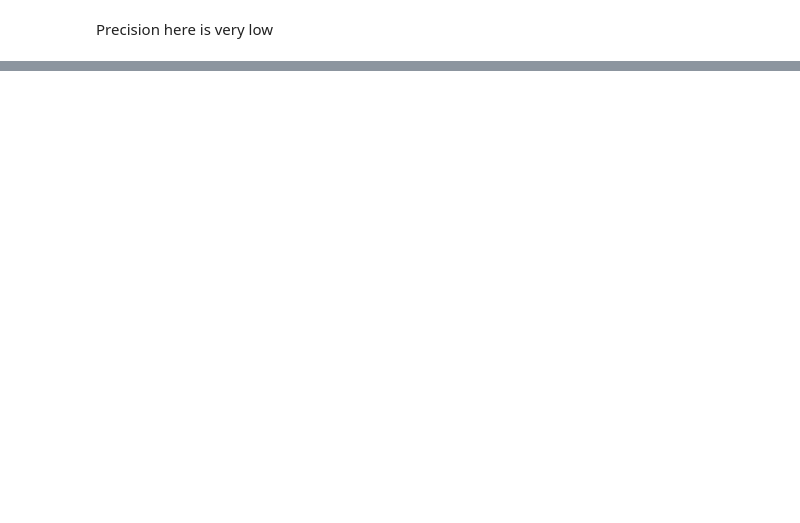
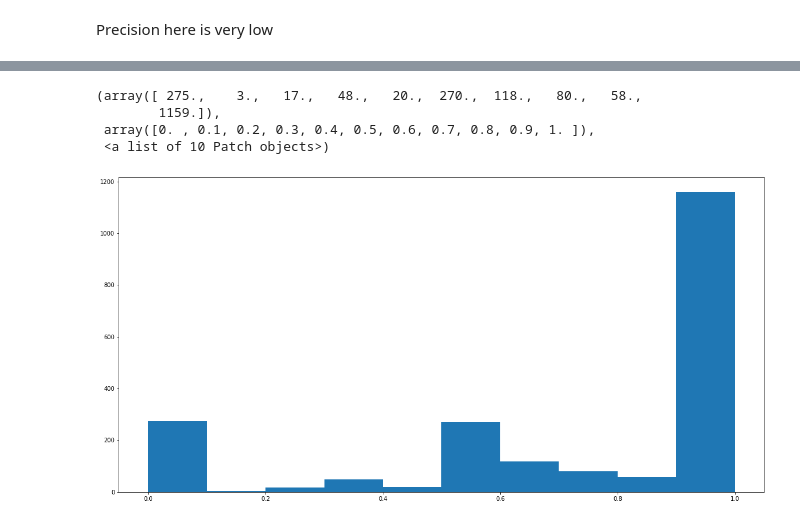
Before and after one commit to sarisboo/springboard, a Jupyter notebook: capstone_1/analysis_adding_features.ipynb, the cells around one changed output, grey strips where cells are left out. Cells and saved outputs as stored; diff of their text form; code cells hidden in the pictures; blank space fills up the shorter version.

```diff
--- a/capstone_1/analysis_adding_features.ipynb
+++ b/capstone_1/analysis_adding_features.ipynb
@@ -544,0 +818,9 @@ Precision here is very low
+# %%
+nb_lda = MultinomialNB()
+param_grid = {'alpha': (0.1, 1, 5, 10, 50)}
+nb_CV_lda = GridSearchCV(estimator=nb_lda, param_grid=param_grid, cv=5, scoring = 'f1')
+nb_CV_lda.fit(X_train_feats_lda, y_train)
+nb_CV_lda.best_params_
+# %%
+y_pred_class_nb = nb_CV_lda.predict(X_test_feats_lda)
+y_pred_class_nb
@@ -544,0 +848,16 @@ Precision here is very low
+# %%
+recalls = calculate_recall_distribution(X_test, y_pred_class_nb, y_test)
+ids = [item[0] for item in recalls ]
+recalls = [item[1] for item in recalls ]
+recalls_df_nb_lda = pd.DataFrame(ids , columns=['id'])
+recalls_df_nb_lda['recalls']= recalls
+
+plt.figure(figsize=(20,10))
+
+plt.hist(recalls_df_nb_lda['recalls'])
+# %% [output]
+(array([ 275.,    3.,   17.,   48.,   20.,  270.,  118.,   80.,   58.,
+        1159.]),
+ array([0. , 0.1, 0.2, 0.3, 0.4, 0.5, 0.6, 0.7, 0.8, 0.9, 1. ]),
+ <a list of 10 Patch objects>)
+[figure, added]
```
Also changed, not shown: parts of 41 cells of this notebook, 3 other files.
